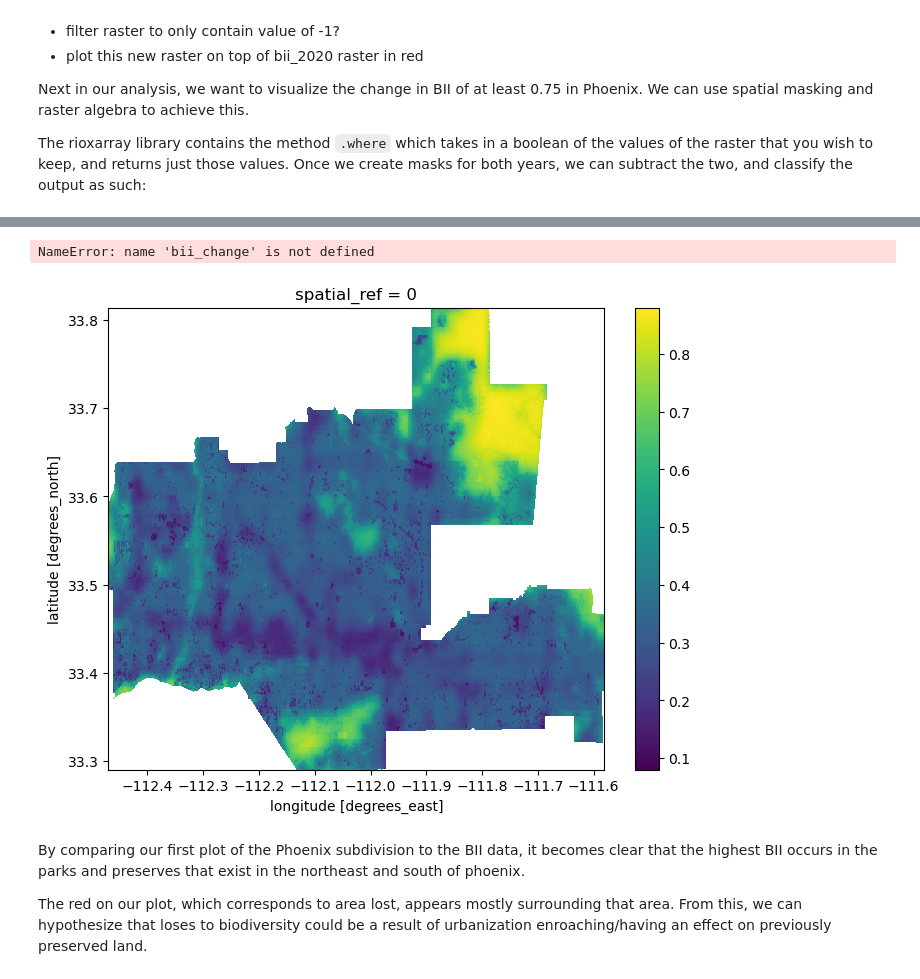
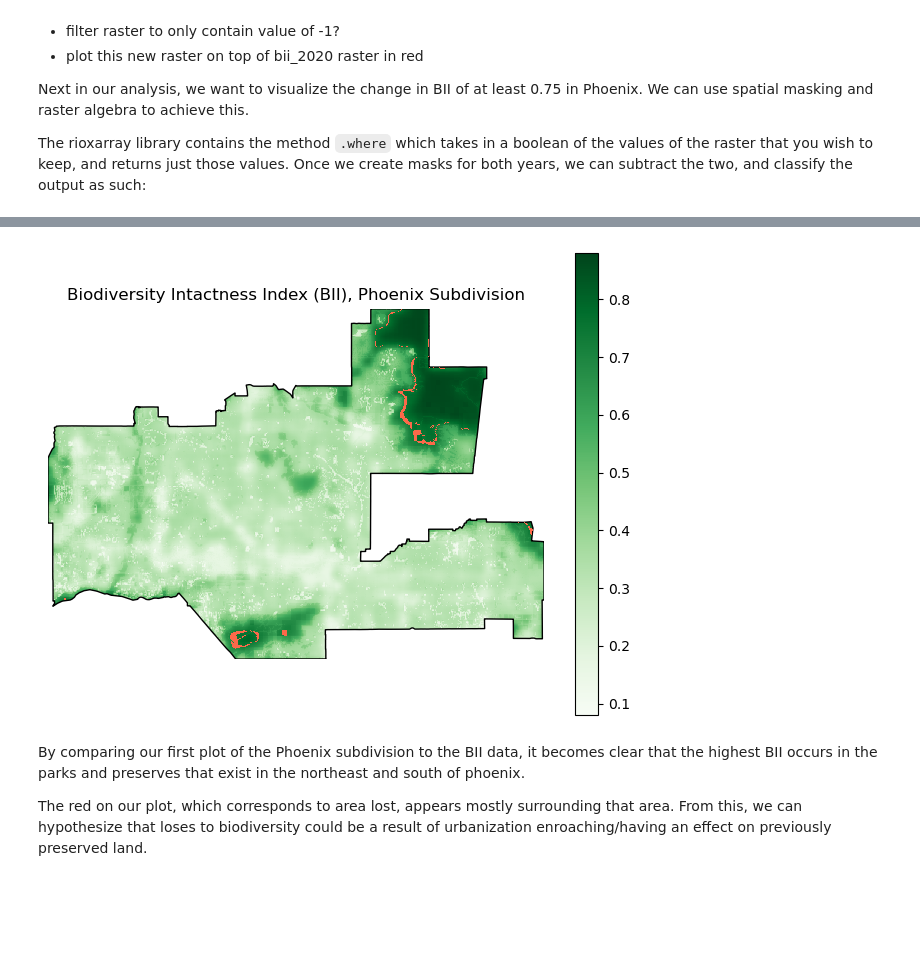
Before and after one commit to sofiasarak/biodiversity_phoenix, a Jupyter notebook: pheonix.ipynb, the cells around one changed output, grey strips where cells are left out. Cells and saved outputs as stored; diff of their text form; code cells hidden in the pictures; blank space fills up the shorter version.

Commit message:
Plot mask with 2020 bii

```diff
--- a/pheonix.ipynb
+++ b/pheonix.ipynb
@@ -505,36 +489,45 @@ bii_2017_masked.plot()
+# %%
+bii_2017_mask = xr.where(bii_2017_clip >= 0.75, 1, 0)
+bii_2020_mask = xr.where(bii_2020_clip >= 0.75, 1, 0)
+# %%
+change_in_bii = bii_2020_mask - bii_2017_mask
+change_in_bii_mask = change_in_bii.where(change_in_bii == -1)
 # %%
 # Initialize plot
 fig, ax = plt.subplots(1, 1, figsize=(8, 6))
 
 # 2020 BII
-bii_2020_clip.plot(ax = ax)
+bii_2020_clip.plot(ax = ax,
+                   cmap = "Greens")
+
+phoenix_sub.plot(edgecolor = "black",
+                 color = "none",
+                 ax =ax)
+
+change_in_bii_mask.plot(
+    ax=ax,
+    cmap="Reds",
+    add_colorbar=False,
+    label = "Area with BII >= 0.75 Lost from 2017 to 2020"
+)
 
 # BII change area
-bii_change.plot(ax = ax,
-              fill = "red",
-              label = "Area with BII >= lost from 2017 to 2020")
+# change_in_bii_mask.plot(ax = ax,
+ #             label = "Area with BII >= lost from 2017 to 2020")
 
-## 2020
-# Plot bii raster (pre-clip)
-bii_2020.plot(ax = 2)
-
-# Post-clip
-bii_2020_clip.plot(ax = 2,
-              edgecolor = "red")
 
 # Add legend (using labels from .plot()) and title
-plt.legend()
+
 plt.title('Biodiversity Intactness Index (BII), Phoenix Subdivision')
 
 # Turn of axes as they don't give us any beneficial information
-# ax.axis('off')
+ax.axis('off')
 
 plt.show()
 
 # need to figure out how to do colorbar aa
 # %% [output]
-NameError: name 'bii_change' is not defined
-[figure, old version]
+[figure, new version]
 # %% [markdown]
 By comparing our first plot of the Phoenix subdivision to the BII data, it becomes clear that the highest BII occurs in the parks and preserves that exist in the northeast and south of phoenix.
 
```
Also changed, not shown: parts of 6 cells of this notebook.
